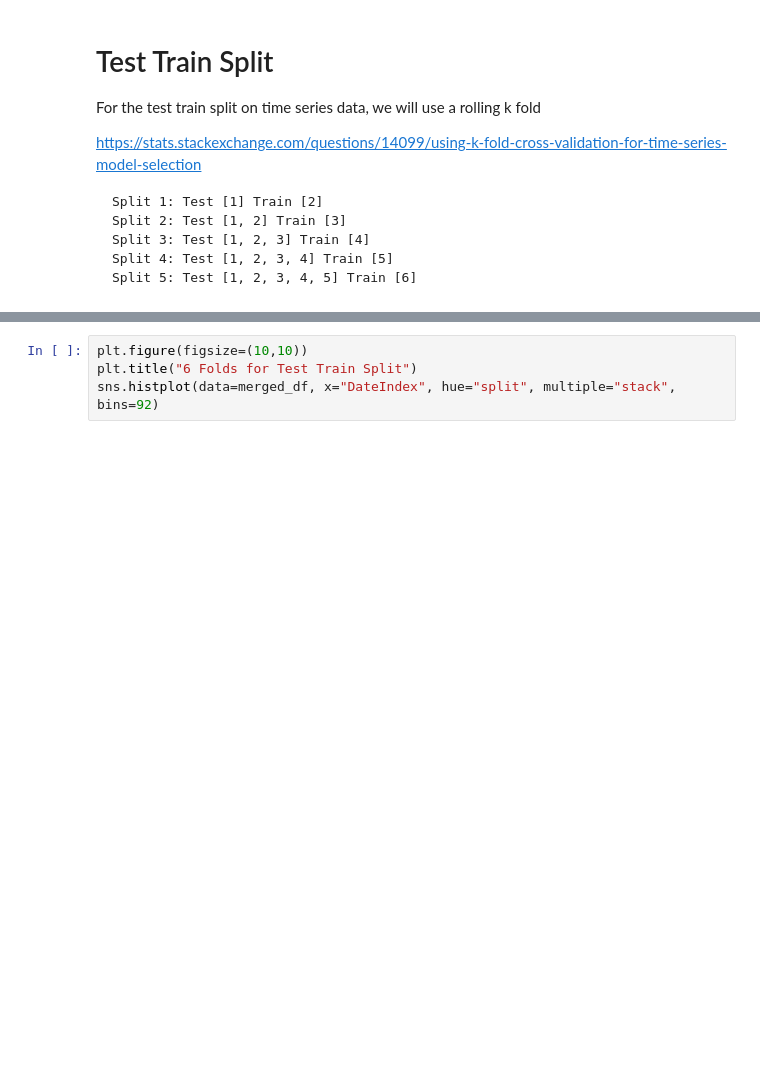
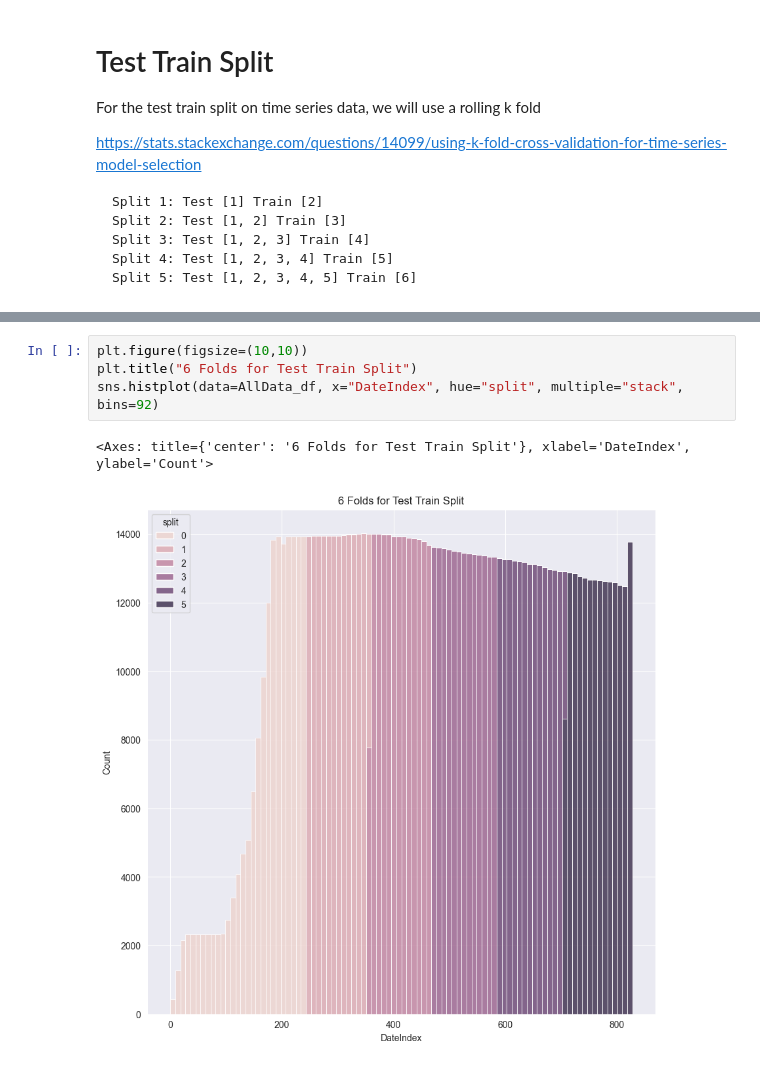
Before and after one commit to danny-ven/csc5610_london_energy, a Jupyter notebook: jupyter_notebooks/TestTrainSplit.ipynb, the cells around one changed output, grey strips where cells are left out. Cells and saved outputs as stored; diff of their text form; blank space fills up the shorter version.

```diff
--- a/jupyter_notebooks/TestTrainSplit.ipynb
+++ b/jupyter_notebooks/TestTrainSplit.ipynb
@@ -91,7 +126,10 @@ for i, split in enumerate(splits):
 # %%
 plt.figure(figsize=(10,10))
 plt.title("6 Folds for Test Train Split")
-sns.histplot(data=merged_df, x="DateIndex", hue="split", multiple="stack", bins=92)
+sns.histplot(data=AllData_df, x="DateIndex", hue="split", multiple="stack", bins=92)
+# %% [output]
+<Axes: title={'center': '6 Folds for Test Train Split'}, xlabel='DateIndex', ylabel='Count'>
+[figure, added]
 # %%
 import os
 os.makedirs("../data/test_train_split", exist_ok=True)
```
Also changed, not shown: parts of 12 cells of this notebook.
